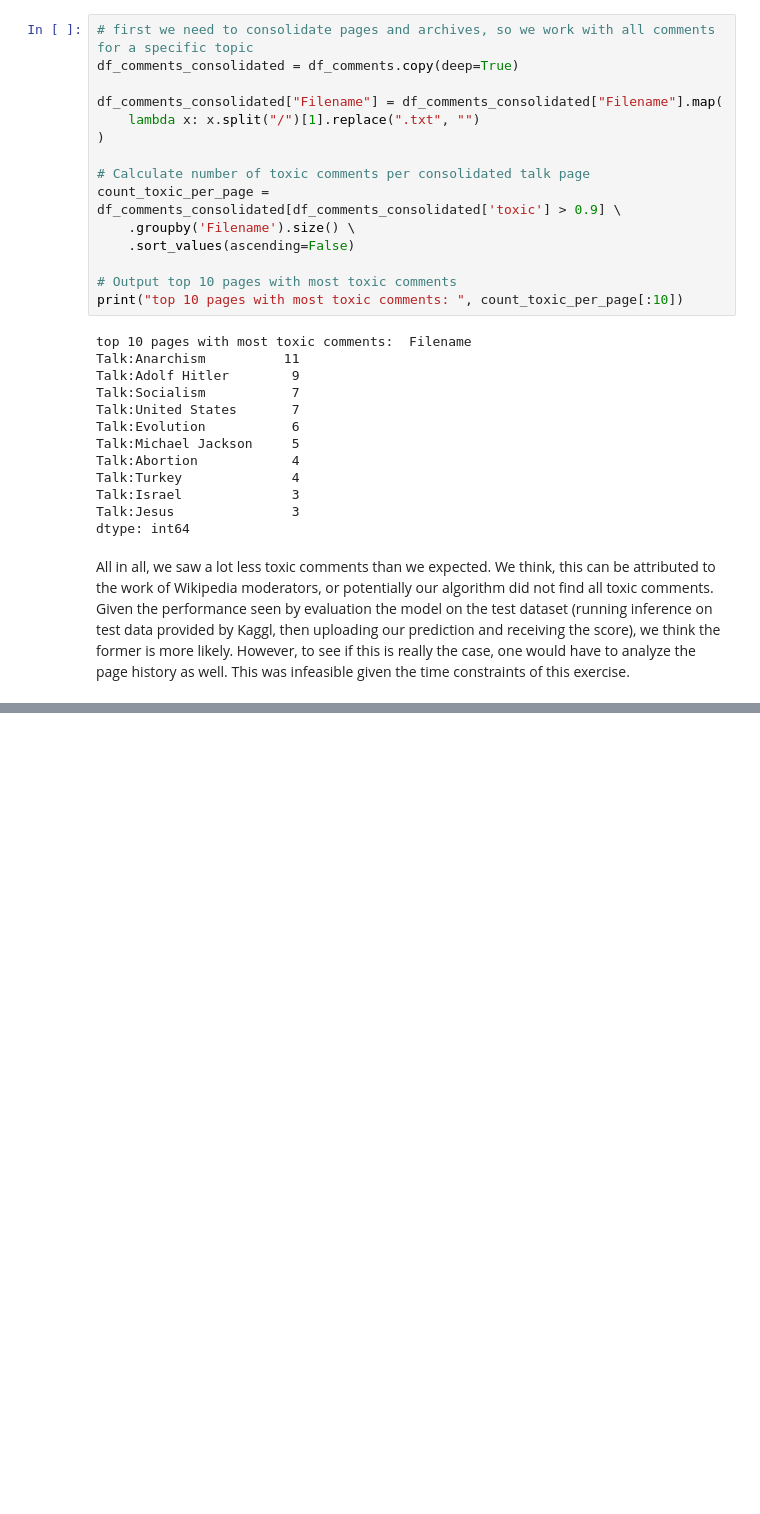
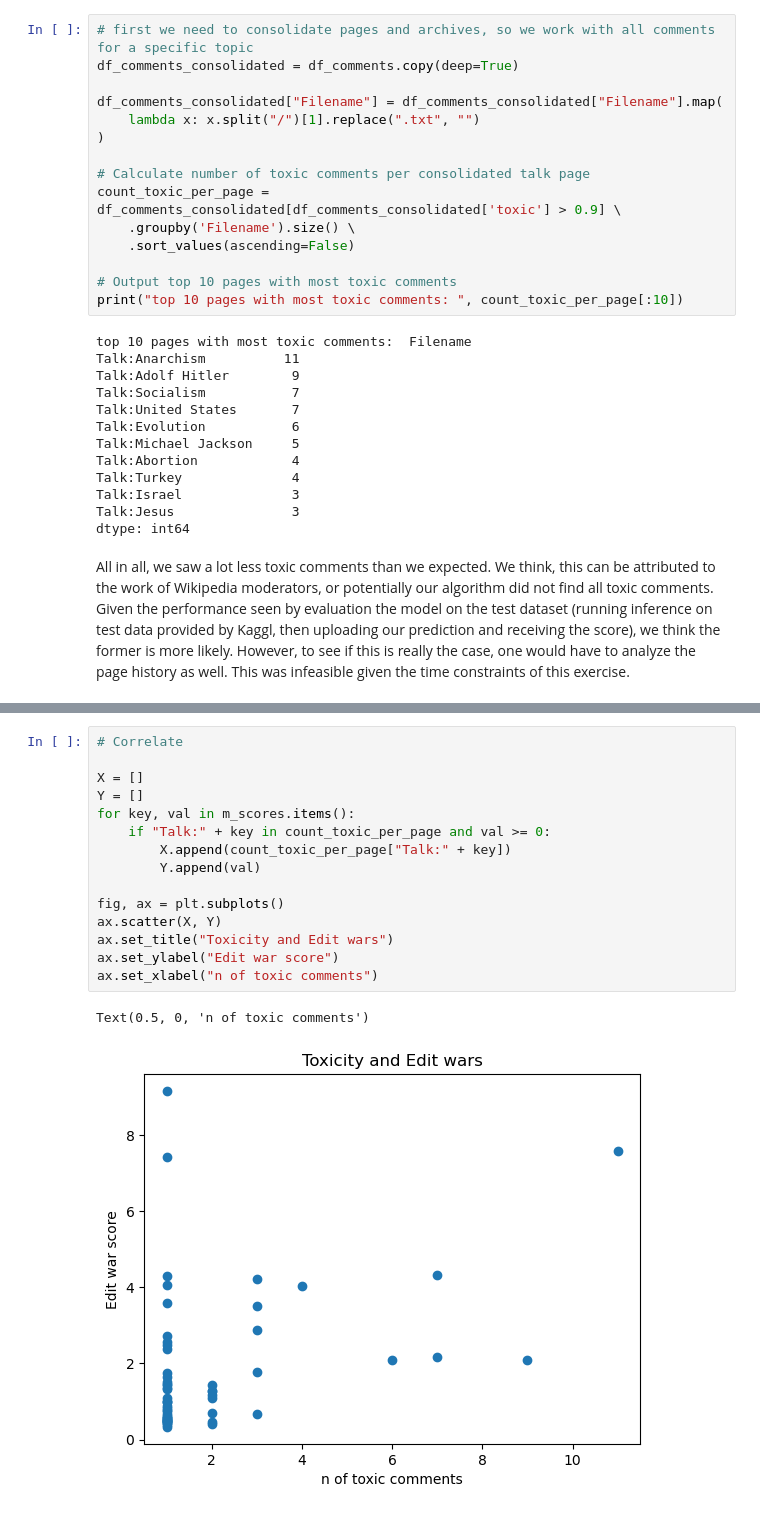
Before and after one commit to andste97/socialgraphs2023f-project, a Jupyter notebook: project/explainer_notebook.ipynb, the cells around one changed output, grey strips where cells are left out. Saved outputs shown, nothing was run; the diff lists cells and outputs as text; blank space fills up the shorter version.

```diff
--- a/project/explainer_notebook.ipynb
+++ b/project/explainer_notebook.ipynb
@@ -860,0 +912,18 @@ All in all, we saw a lot less toxic comments than we expected. We think, this ca
+# %%
+# Correlate
+
+X = []
+Y = []
+for key, val in m_scores.items():
+    if "Talk:" + key in count_toxic_per_page and val >= 0:
+        X.append(count_toxic_per_page["Talk:" + key])
+        Y.append(val)
+
+fig, ax = plt.subplots()
+ax.scatter(X, Y)
+ax.set_title("Toxicity and Edit wars")
+ax.set_ylabel("Edit war score")
+ax.set_xlabel("n of toxic comments")
+# %% [output]
+Text(0.5, 0, 'n of toxic comments')
+[figure, added]
```
Also changed, not shown: parts of 6 cells of this notebook.
